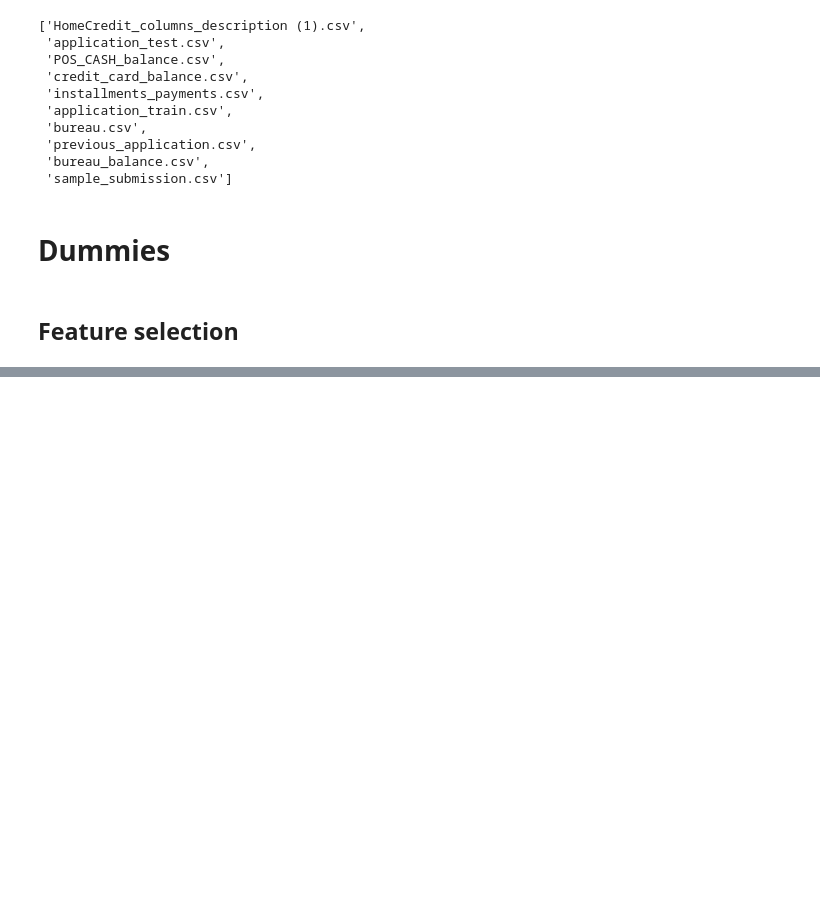
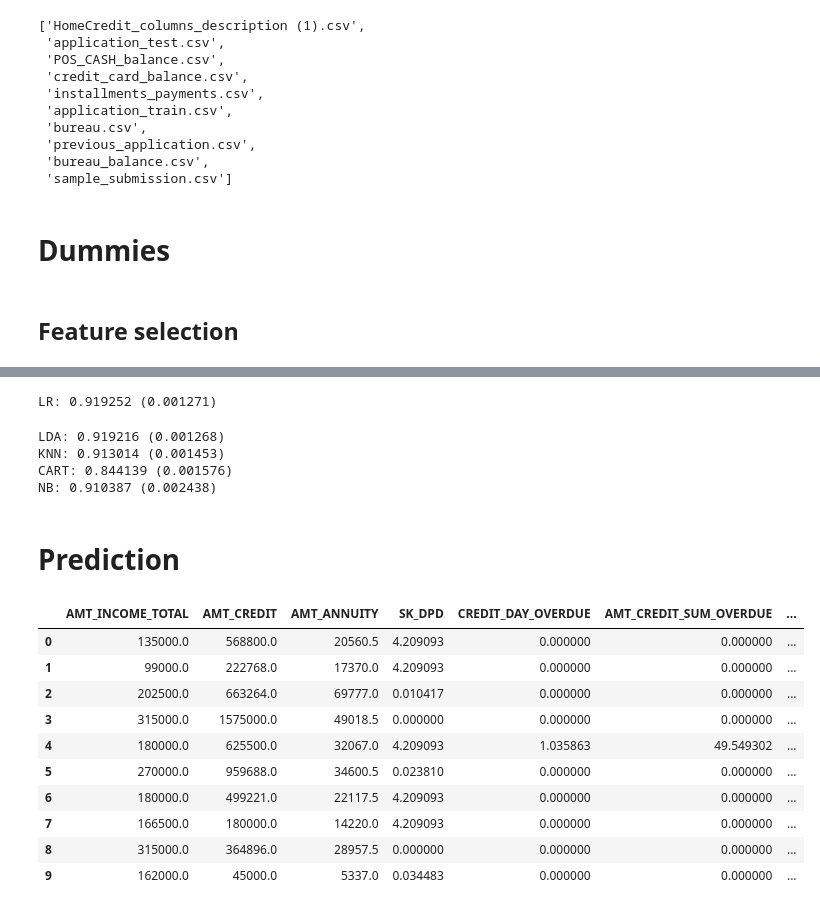
Before and after one commit to bivtsjenko/data-science-stuff, a Jupyter notebook: Home Credit Default Risk.ipynb, the cells around one changed output, grey strips where cells are left out. Cells and saved outputs as stored; diff of their text form; code cells hidden in the pictures; blank space fills up the shorter version.

```diff
--- a/Home Credit Default Risk.ipynb
+++ b/Home Credit Default Risk.ipynb
@@ -85,0 +165,18 @@ df_train = pd.merge(df_train,df_credit_balance[['SK_ID_CURR','SK_DPD']],on='SK_I
+# %%
+df_test_replace = df_test.copy()
+df_test_replace.replace(map_gender, inplace=True)
+df_test_replace.replace(map_suite, inplace=True)
+df_test_replace.replace(map_income_type, inplace=True)
+df_test_replace.replace(map_education_type, inplace=True)
+df_test_replace.replace(map_family_status, inplace=True)
+df_test_replace.replace(map_occupation_type, inplace=True)
+df_test_replace.replace(map_housing_type, inplace=True)
+df_test_replace.replace(map_organization_type, inplace=True)
+df_test_replace.replace(map_weekday_appr, inplace=True)
+df_test_replace.replace(map_contract_type, inplace=True)
+df_test_replace.replace(map_ownCar_type, inplace=True)
+df_test_replace.replace(map_ownReality_type, inplace=True)
+df_test_replace.replace(map_wallsmaterial_type, inplace=True)
+df_test_replace.replace(map_house_type_mode, inplace=True)
+df_test_replace.replace(map_fondkape_mode, inplace=True)
+df_test_replace.replace(map_emergency_mode, inplace=True)
@@ -111,3 +446,8 @@ df_test.select_dtypes(include=[np.number])
 # %%
-df_train = df_train[["SK_ID_CURR", "TARGET", "AMT_INCOME_TOTAL", "AMT_CREDIT", "AMT_ANNUITY", "SK_DPD", "CREDIT_DAY_OVERDUE", "AMT_CREDIT_SUM_OVERDUE", "DAYS_EMPLOYED", "DAYS_TO_LATE", "AMT_TO_SHORT"]]
-df_test = df_test[["SK_ID_CURR", "AMT_INCOME_TOTAL", "AMT_CREDIT", "AMT_ANNUITY", "SK_DPD", "CREDIT_DAY_OVERDUE", "AMT_CREDIT_SUM_OVERDUE", "DAYS_EMPLOYED", "DAYS_TO_LATE", "AMT_TO_SHORT"]]
+# split data into X and y
+X = df_train[["AMT_INCOME_TOTAL", "AMT_CREDIT", "AMT_ANNUITY", "SK_DPD", "CREDIT_DAY_OVERDUE", "AMT_CREDIT_SUM_OVERDUE", "DAYS_EMPLOYED", "DAYS_TO_LATE", "AMT_TO_SHORT", "OWN_CAR_AGE", "CODE_GENDER", "NAME_TYPE_SUITE", "NAME_INCOME_TYPE", "NAME_EDUCATION_TYPE", "NAME_FAMILY_STATUS", "OCCUPATION_TYPE", "NAME_HOUSING_TYPE", "ORGANIZATION_TYPE"]]
+Y = df_train["TARGET"]
+
+
+# predict data
+X_test_unseen = df_test[["AMT_INCOME_TOTAL", "AMT_CREDIT", "AMT_ANNUITY", "SK_DPD", "CREDIT_DAY_OVERDUE", "AMT_CREDIT_SUM_OVERDUE", "DAYS_EMPLOYED", "DAYS_TO_LATE", "AMT_TO_SHORT", "OWN_CAR_AGE", "CODE_GENDER", "NAME_TYPE_SUITE", "NAME_INCOME_TYPE", "NAME_EDUCATION_TYPE", "NAME_FAMILY_STATUS", "OCCUPATION_TYPE", "NAME_HOUSING_TYPE", "ORGANIZATION_TYPE"]]
@@ -158,3 +475,53 @@ Accuracy: 91.98%
+# %%
+# prepare models
+models = []
+models.append(('LR', LogisticRegression()))
+models.append(('LDA', LinearDiscriminantAnalysis()))
+models.append(('KNN', KNeighborsClassifier()))
+models.append(('CART', DecisionTreeClassifier()))
+models.append(('NB', GaussianNB()))
+models.append(('SVM', SVC()))
+models.append(('XGB', XGBClassifier()))
+# evaluate each model in turn
+results = []
+names = []
+scoring = 'accuracy'
+for name, model in models:
+    kfold = model_selection.KFold(n_splits=10, random_state=seed)
+    cv_results = model_selection.cross_val_score(model, X, Y, cv=kfold, scoring=scoring)
+    results.append(cv_results)
+    names.append(name)
+    msg = "%s: %f (%f)" % (name, cv_results.mean(), cv_results.std())
+    print(msg)
+# boxplot algorithm comparison
+fig = plt.figure()
+fig.suptitle('Algorithm Comparison')
+ax = fig.add_subplot(111)
+plt.boxplot(results)
+ax.set_xticklabels(names)
+plt.show()
+# %% [output]
+LR: 0.919252 (0.001271)
+LDA: 0.919216 (0.001268)
+KNN: 0.913014 (0.001453)
+CART: 0.844139 (0.001576)
+NB: 0.910387 (0.002438)
+# %% [markdown]
+# Prediction
+# %%
+X_test_unseen.head(10)
+# %% [output]
+|  | AMT_INCOME_TOTAL | AMT_CREDIT | AMT_ANNUITY | SK_DPD | CREDIT_DAY_OVERDUE | AMT_CREDIT_SUM_OVERDUE | ... |
+| 0 | 135000.0 | 568800.0 | 20560.5 | 4.209093 | 0.000000 | 0.000000 | ... |
+| 1 | 99000.0 | 222768.0 | 17370.0 | 4.209093 | 0.000000 | 0.000000 | ... |
+| 2 | 202500.0 | 663264.0 | 69777.0 | 0.010417 | 0.000000 | 0.000000 | ... |
+| 3 | 315000.0 | 1575000.0 | 49018.5 | 0.000000 | 0.000000 | 0.000000 | ... |
+| 4 | 180000.0 | 625500.0 | 32067.0 | 4.209093 | 1.035863 | 49.549302 | ... |
+| 5 | 270000.0 | 959688.0 | 34600.5 | 0.023810 | 0.000000 | 0.000000 | ... |
+| 6 | 180000.0 | 499221.0 | 22117.5 | 4.209093 | 0.000000 | 0.000000 | ... |
+| 7 | 166500.0 | 180000.0 | 14220.0 | 4.209093 | 0.000000 | 0.000000 | ... |
+| 8 | 315000.0 | 364896.0 | 28957.5 | 0.000000 | 0.000000 | 0.000000 | ... |
+| 9 | 162000.0 | 45000.0 | 5337.0 | 0.034483 | 0.000000 | 0.000000 | ... |
 # %%
 # predict unseen data -> results with and without propabilities
 y_pred_new = model.predict_proba(X_test_unseen)[:,1]
```
Also changed, not shown: parts of 33 cells of this notebook.
